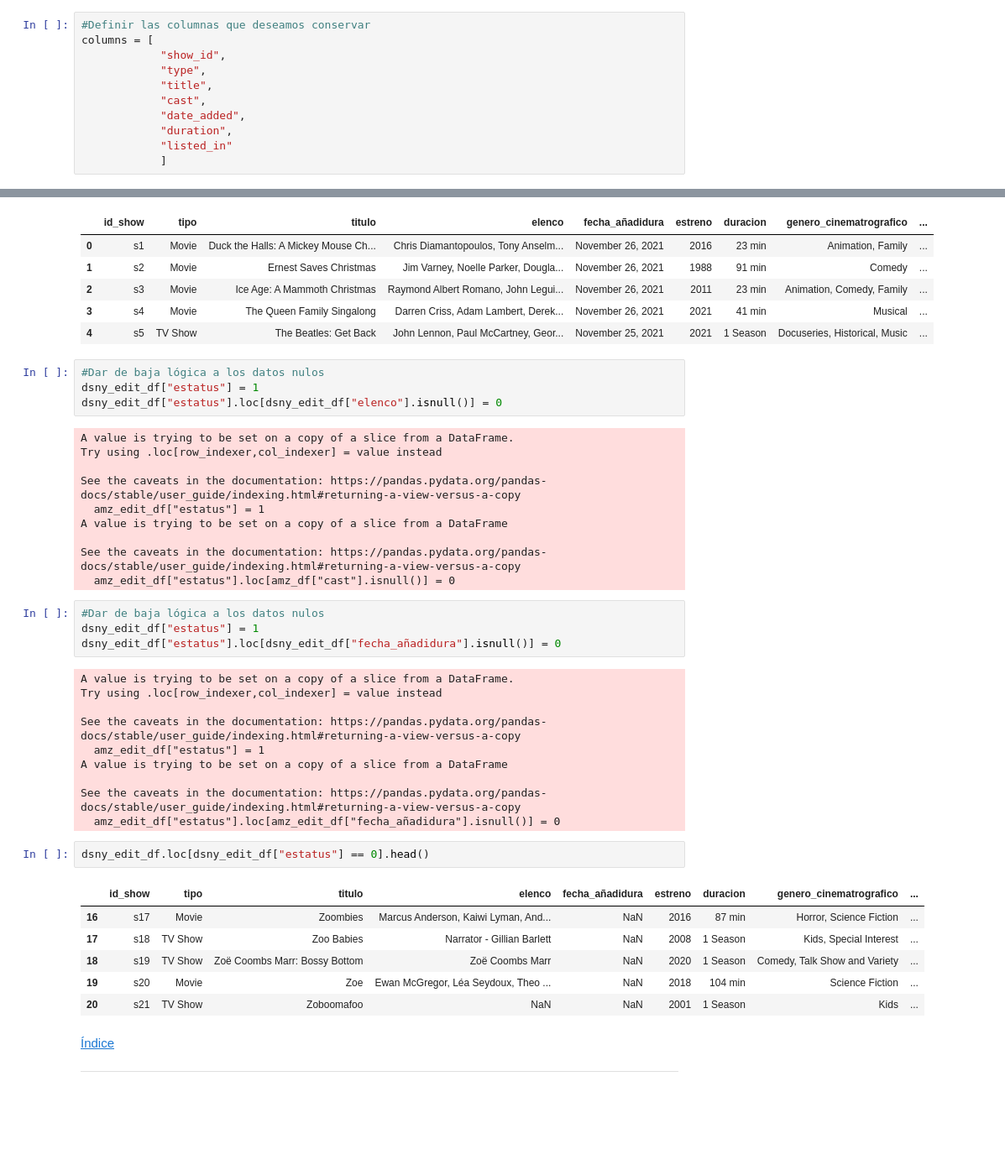
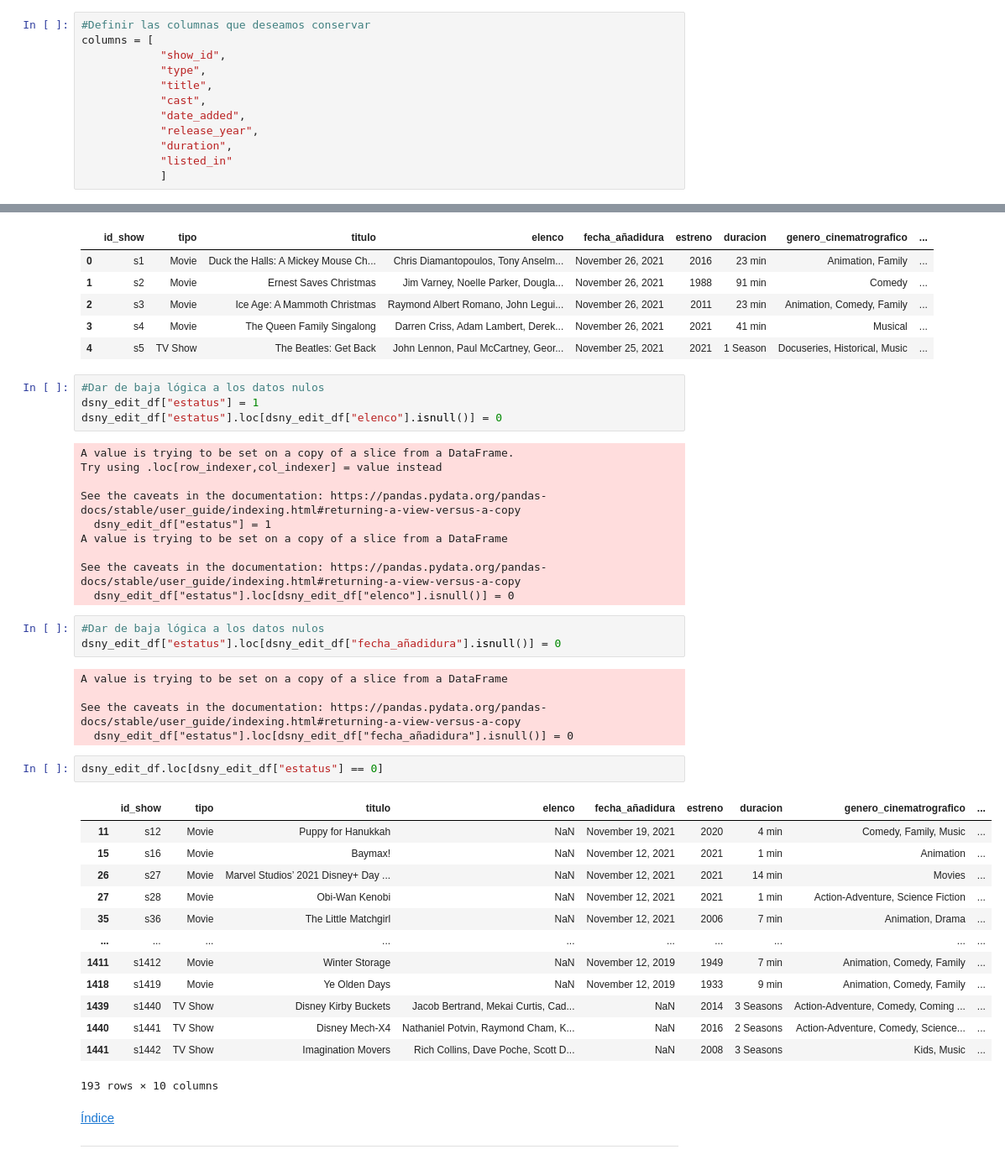
Before and after one commit to JoseSalas98/streaming_catalog_api, a Jupyter notebook: notebooks/eda.ipynb, the cells around one changed output, grey strips where cells are left out. Shown at 84% size. Saved outputs shown, nothing was run; the diff lists cells and outputs as text; blank space fills up the shorter version.

Commit message:
Processed data is added, cleaned and ready for queries.

```diff
--- a/notebooks/eda.ipynb
+++ b/notebooks/eda.ipynb
@@ -600,6 +607,7 @@ columns = [
             "title",
             "cast",
             "date_added",
+            "release_year",
             "duration",
             "listed_in"
             ]
@@ -707,34 +715,35 @@ A value is trying to be set on a copy of a slice from a DataFrame.
 Try using .loc[row_indexer,col_indexer] = value instead
 
 See the caveats in the documentation: https://pandas.pydata.org/pandas-docs/stable/user_guide/indexing.html#returning-a-view-versus-a-copy
-  amz_edit_df["estatus"] = 1
+  dsny_edit_df["estatus"] = 1
 A value is trying to be set on a copy of a slice from a DataFrame
 
 See the caveats in the documentation: https://pandas.pydata.org/pandas-docs/stable/user_guide/indexing.html#returning-a-view-versus-a-copy
-  amz_edit_df["estatus"].loc[amz_df["cast"].isnull()] = 0
+  dsny_edit_df["estatus"].loc[dsny_edit_df["elenco"].isnull()] = 0
 # %%
 #Dar de baja lógica a los datos nulos
-dsny_edit_df["estatus"] = 1
 dsny_edit_df["estatus"].loc[dsny_edit_df["fecha_añadidura"].isnull()] = 0
 # %% [output]
-A value is trying to be set on a copy of a slice from a DataFrame.
-Try using .loc[row_indexer,col_indexer] = value instead
-
-See the caveats in the documentation: https://pandas.pydata.org/pandas-docs/stable/user_guide/indexing.html#returning-a-view-versus-a-copy
-  amz_edit_df["estatus"] = 1
 A value is trying to be set on a copy of a slice from a DataFrame
 
 See the caveats in the documentation: https://pandas.pydata.org/pandas-docs/stable/user_guide/indexing.html#returning-a-view-versus-a-copy
-  amz_edit_df["estatus"].loc[amz_edit_df["fecha_añadidura"].isnull()] = 0
+  dsny_edit_df["estatus"].loc[dsny_edit_df["fecha_añadidura"].isnull()] = 0
 # %%
-dsny_edit_df.loc[dsny_edit_df["estatus"] == 0].head()
+dsny_edit_df.loc[dsny_edit_df["estatus"] == 0]
 # %% [output]
 |  | id_show | tipo | titulo | elenco | fecha_añadidura | estreno | duracion | genero_cinematrografico | ... |
-| 16 | s17 | Movie | Zoombies | Marcus Anderson, Kaiwi Lyman, And... | NaN | 2016 | 87 min | Horror, Science Fiction | ... |
-| 17 | s18 | TV Show | Zoo Babies | Narrator - Gillian Barlett | NaN | 2008 | 1 Season | Kids, Special Interest | ... |
-| 18 | s19 | TV Show | Zoë Coombs Marr: Bossy Bottom | Zoë Coombs Marr | NaN | 2020 | 1 Season | Comedy, Talk Show and Variety | ... |
-| 19 | s20 | Movie | Zoe | Ewan McGregor, Léa Seydoux, Theo ... | NaN | 2018 | 104 min | Science Fiction | ... |
-| 20 | s21 | TV Show | Zoboomafoo | NaN | NaN | 2001 | 1 Season | Kids | ... |
+| 11 | s12 | Movie | Puppy for Hanukkah | NaN | November 19, 2021 | 2020 | 4 min | Comedy, Family, Music | ... |
+| 15 | s16 | Movie | Baymax! | NaN | November 12, 2021 | 2021 | 1 min | Animation | ... |
+| 26 | s27 | Movie | Marvel Studios’ 2021 Disney+ Day ... | NaN | November 12, 2021 | 2021 | 14 min | Movies | ... |
+| 27 | s28 | Movie | Obi-Wan Kenobi | NaN | November 12, 2021 | 2021 | 1 min | Action-Adventure, Science Fiction | ... |
+| 35 | s36 | Movie | The Little Matchgirl | NaN | November 12, 2021 | 2006 | 7 min | Animation, Drama | ... |
+| ... | ... | ... | ... | ... | ... | ... | ... | ... | ... |
+| 1411 | s1412 | Movie | Winter Storage | NaN | November 12, 2019 | 1949 | 7 min | Animation, Comedy, Family | ... |
+| 1418 | s1419 | Movie | Ye Olden Days | NaN | November 12, 2019 | 1933 | 9 min | Animation, Comedy, Family | ... |
+| 1439 | s1440 | TV Show | Disney Kirby Buckets | Jacob Bertrand, Mekai Curtis, Cad... | NaN | 2014 | 3 Seasons | Action-Adventure, Comedy, Coming ... | ... |
+| 1440 | s1441 | TV Show | Disney Mech-X4 | Nathaniel Potvin, Raymond Cham, K... | NaN | 2016 | 2 Seasons | Action-Adventure, Comedy, Science... | ... |
+| 1441 | s1442 | TV Show | Imagination Movers | Rich Collins, Dave Poche, Scott D... | NaN | 2008 | 3 Seasons | Kids, Music | ... |
+193 rows × 10 columns
 # %% [markdown]
 [ Índice </p> ](#id0)
 
```
Also changed, not shown: parts of 57 cells of this notebook.
